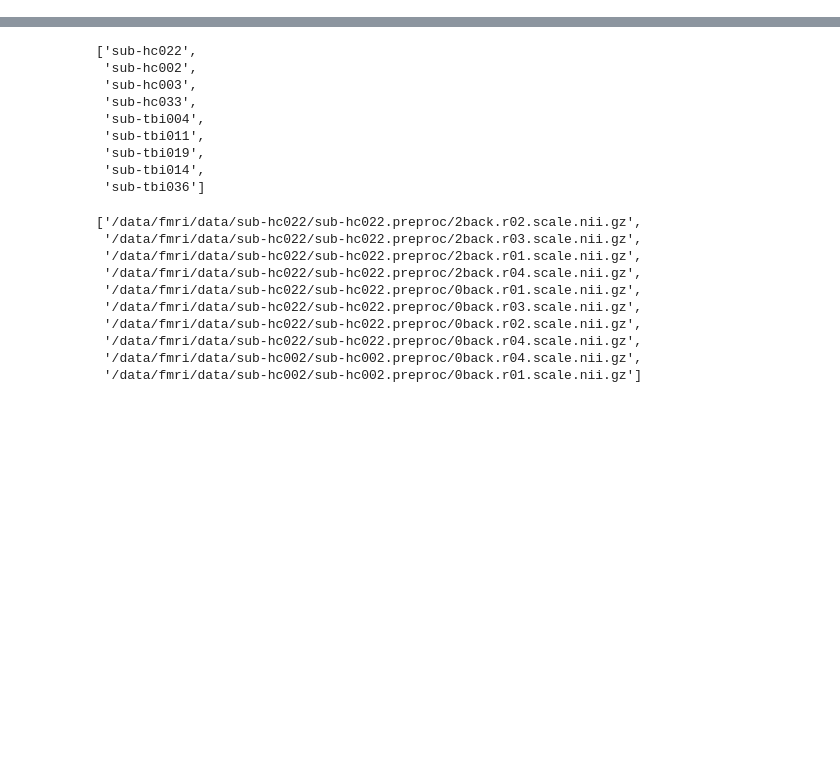
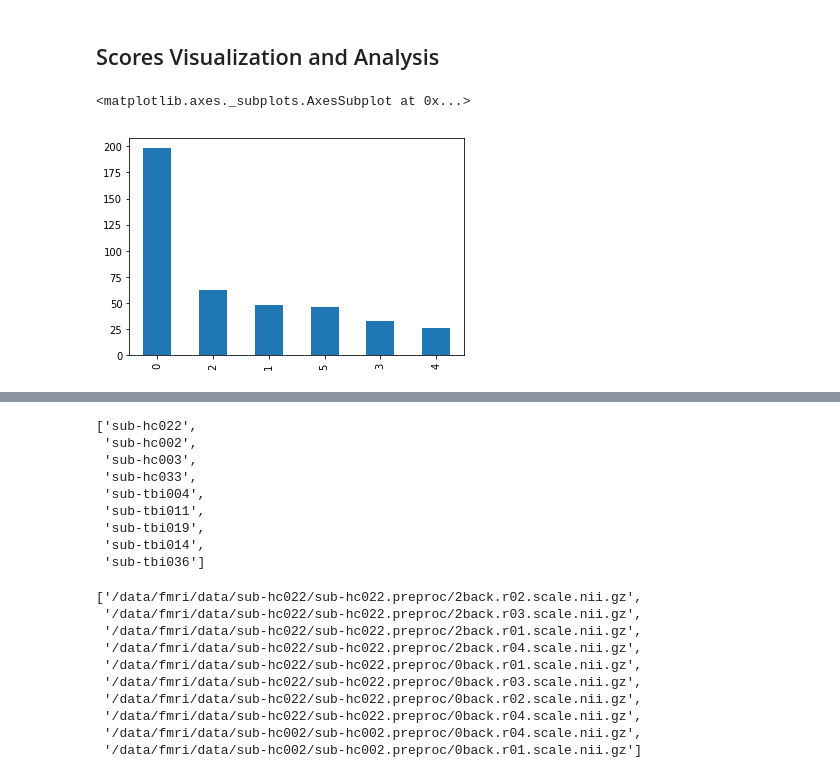
Before and after one commit to asheeshcric/fMRI-TBI, a Jupyter notebook: notebooks/prepare_data_labels.ipynb, the cells around one changed output, grey strips where cells are left out. Saved outputs shown, nothing was run; the diff lists cells and outputs as text; code cells hidden in the pictures; blank space fills up the shorter version.

```diff
--- a/notebooks/prepare_data_labels.ipynb
+++ b/notebooks/prepare_data_labels.ipynb
@@ -61,2 +63,9 @@ paths
 # %%
 paths.to_csv("fmri_img_paths.csv")
+# %% [markdown]
+## Scores Visualization and Analysis
+# %%
+paths['bin_class'].value_counts().plot.bar()
+# %% [output]
+<matplotlib.axes._subplots.AxesSubplot at 0x...>
+[figure, added]
```
Also changed, not shown: parts of 6 cells of this notebook, 1 other file.
